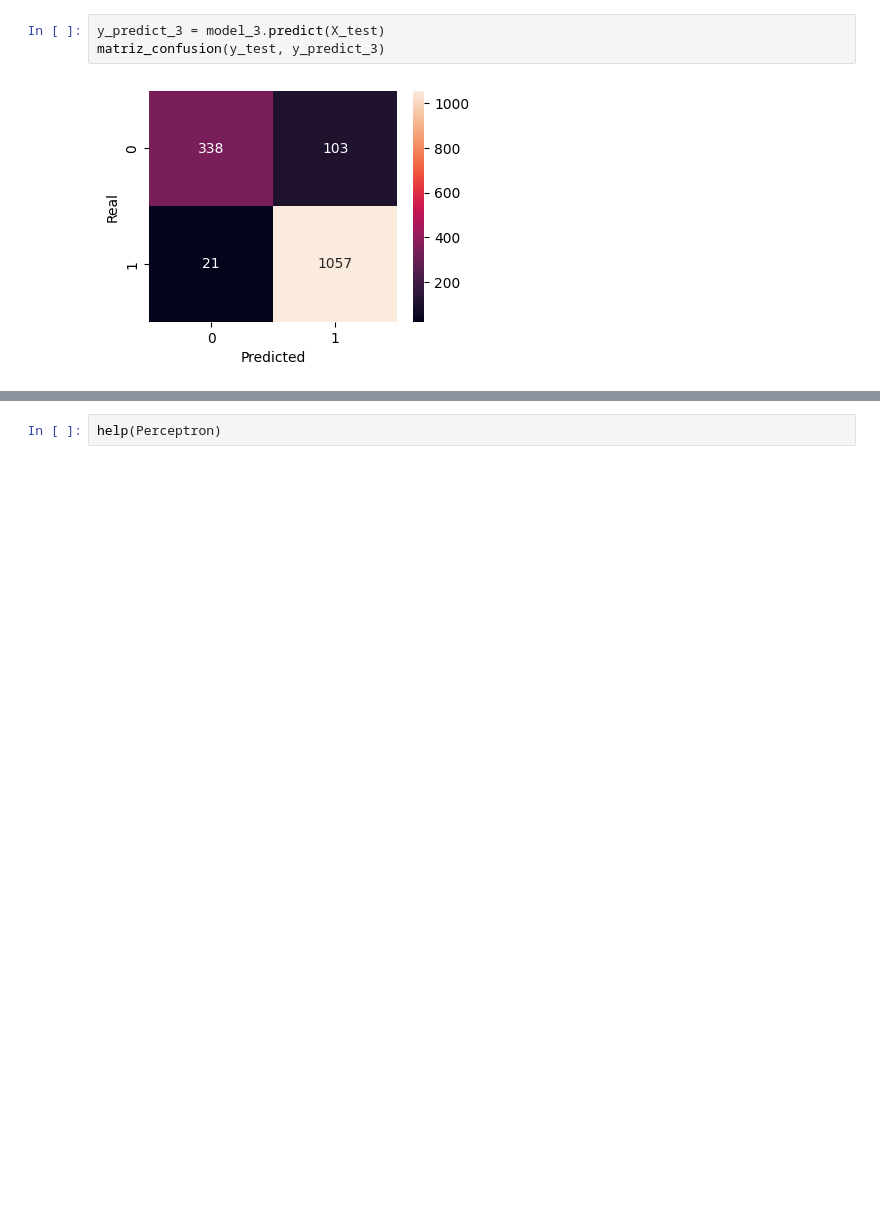
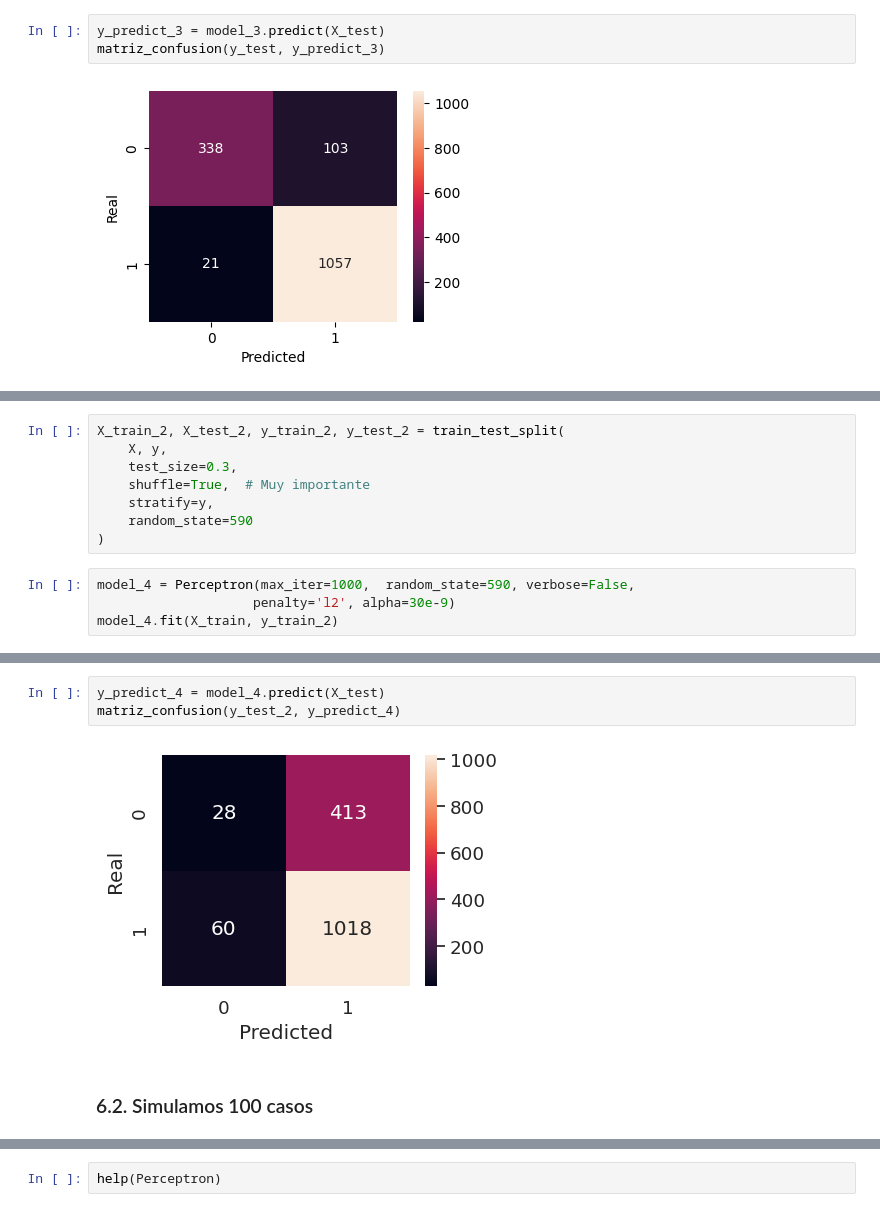
Before and after one commit to AndreBenito/Curso_Bourbaki, a Jupyter notebook: Notebooks/PerceptronClasificadorCancerEsófago.ipynb, the cells around one changed output, grey strips where cells are left out. Drawn from its saved outputs; the diff is of its cells as text; blank space fills up the shorter version.

```diff
--- a/Notebooks/PerceptronClasificadorCancerEsófago.ipynb
+++ b/Notebooks/PerceptronClasificadorCancerEsófago.ipynb
@@ -395,0 +400,12 @@ matriz_confusion(y_test, y_predict_3)
+# %%
+X_train_2, X_test_2, y_train_2, y_test_2 = train_test_split(
+    X, y,
+    test_size=0.3,
+    shuffle=True,  # Muy importante
+    stratify=y,
+    random_state=590
+)
+# %%
+model_4 = Perceptron(max_iter=1000,  random_state=590, verbose=False,
+                    penalty='l2', alpha=30e-9)
+model_4.fit(X_train, y_train_2)
@@ -395,0 +421,7 @@ matriz_confusion(y_test, y_predict_3)
+# %%
+y_predict_4 = model_4.predict(X_test)
+matriz_confusion(y_test_2, y_predict_4)
+# %% [output]
+[figure, added]
+# %% [markdown]
+### 6.2. Simulamos 100 casos
```
Also changed, not shown: parts of 10 cells of this notebook.
